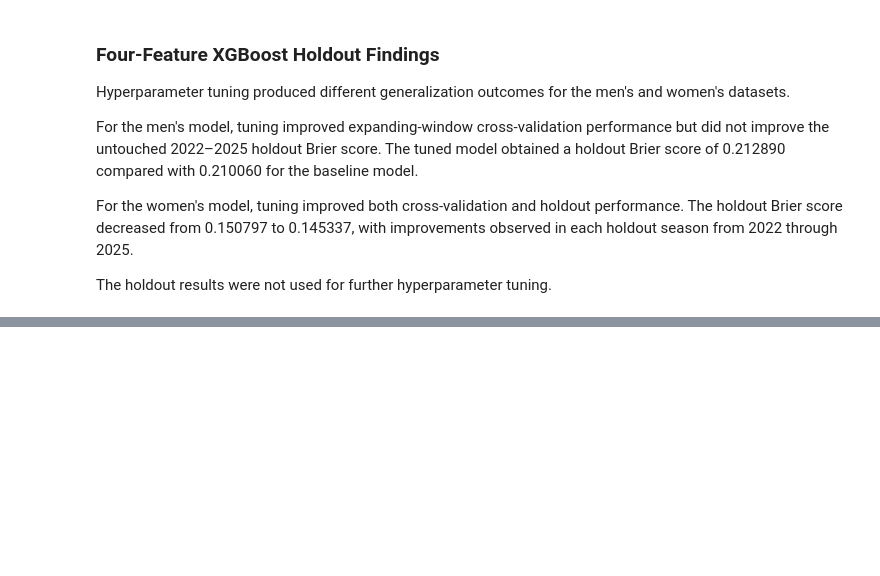
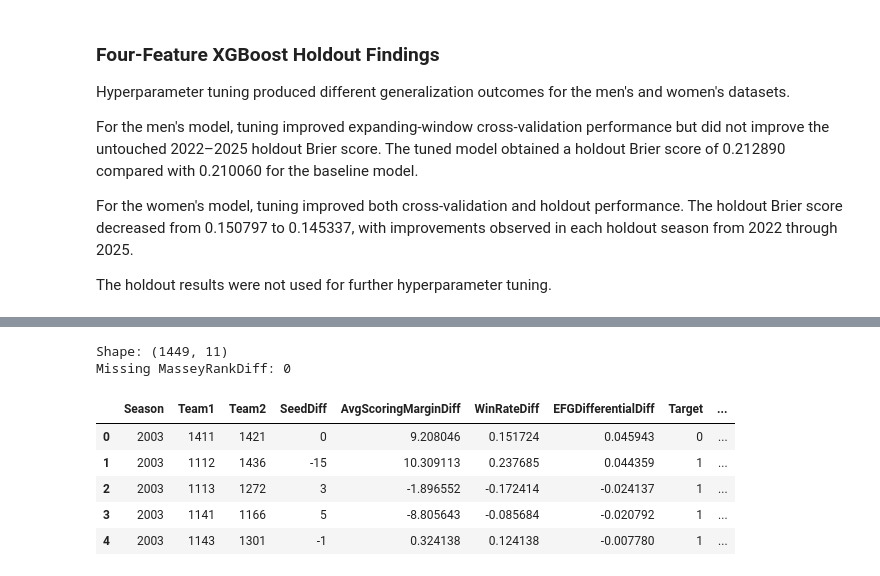
Before and after one commit to itzjiawei/SC4000_ML, a Jupyter notebook: notebooks/xgboost.ipynb, the cells around one changed output, grey strips where cells are left out. Cells and saved outputs as stored; diff of their text form; code cells hidden in the pictures; blank space fills up the shorter version.

Commit message:
tested with elo rating and massey ordinals

```diff
--- a/notebooks/xgboost.ipynb
+++ b/notebooks/xgboost.ipynb
@@ -1746,0 +2007,22 @@ The holdout results were not used for further hyperparameter tuning.
+# %%
+men_massey = pd.read_csv(
+    "../data/processed/men_massey.csv"
+)
+
+print("Shape:", men_massey.shape)
+
+print(
+    "Missing MasseyRankDiff:",
+    men_massey["MasseyRankDiff"].isna().sum()
+)
+
+display(men_massey.head())
+# %% [output]
+Shape: (1449, 11)
+Missing MasseyRankDiff: 0
+|  | Season | Team1 | Team2 | SeedDiff | AvgScoringMarginDiff | WinRateDiff | EFGDifferentialDiff | Target | ... |
+| 0 | 2003 | 1411 | 1421 | 0 | 9.208046 | 0.151724 | 0.045943 | 0 | ... |
+| 1 | 2003 | 1112 | 1436 | -15 | 10.309113 | 0.237685 | 0.044359 | 1 | ... |
+| 2 | 2003 | 1113 | 1272 | 3 | -1.896552 | -0.172414 | -0.024137 | 1 | ... |
+| 3 | 2003 | 1141 | 1166 | 5 | -8.805643 | -0.085684 | -0.020792 | 1 | ... |
+| 4 | 2003 | 1143 | 1301 | -1 | 0.324138 | 0.124138 | -0.007780 | 1 | ... |
```
Also changed, not shown: parts of 17 cells of this notebook, 6 other files.
